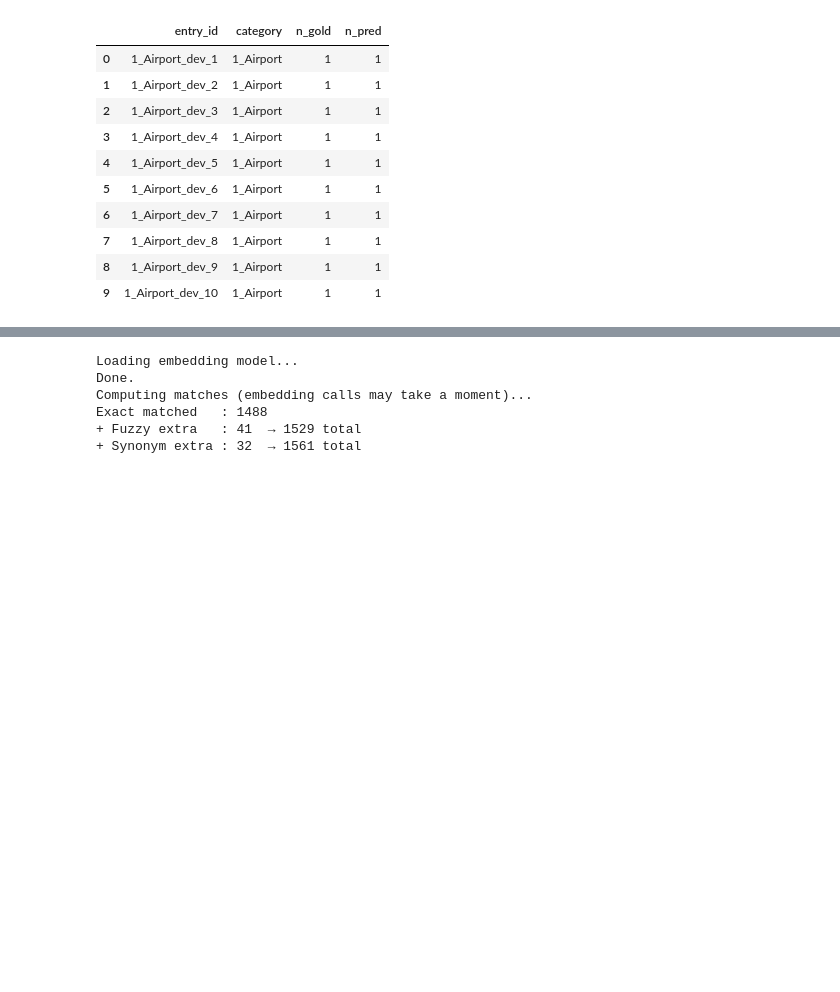
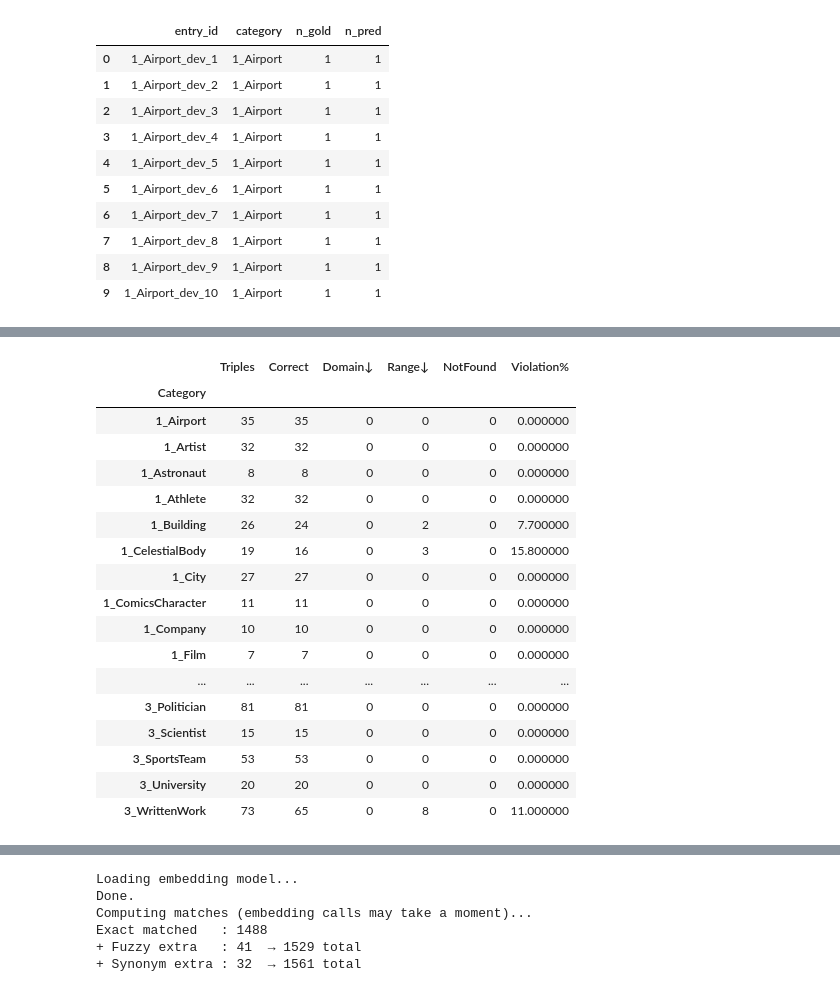
Before and after one commit to kurolesica0211/thesis-code, a Jupyter notebook: main.ipynb, the cells around one changed output, grey strips where cells are left out. Drawn from its saved outputs; the diff is of its cells as text; code cells hidden in the pictures; blank space fills up the shorter version.

```diff
--- a/main.ipynb
+++ b/main.ipynb
@@ -65,0 +300,38 @@ Gold triples: 1919  |  Predicted triples: 1831
+# %%
+# ── Per-category violation table ──────────────────────────────────────────────
+cat_rows = []
+for cat in sorted(per_category):
+    s = per_category[cat]
+    total = s["total"]
+    viol = s["domain_viol"] + s["range_viol"]
+    cat_rows.append({
+        "Category": cat,
+        "Triples": total,
+        "Correct": s["correct"],
+        "Domain↓": s["domain_viol"],
+        "Range↓": s["range_viol"],
+        "NotFound": s["not_found"],
+        "Violation%": round(viol / total * 100, 1) if total else 0.0,
+    })
+
+cat_df = pd.DataFrame(cat_rows).set_index("Category")
+cat_df.style.background_gradient(subset=["Violation%"], cmap="Reds")
+# %% [output]
+|  | Triples | Correct | Domain↓ | Range↓ | NotFound | Violation% |
+| Category |  |  |  |  |  |  |
+| 1_Airport | 35 | 35 | 0 | 0 | 0 | 0.000000 |
+| 1_Artist | 32 | 32 | 0 | 0 | 0 | 0.000000 |
+| 1_Astronaut | 8 | 8 | 0 | 0 | 0 | 0.000000 |
+| 1_Athlete | 32 | 32 | 0 | 0 | 0 | 0.000000 |
+| 1_Building | 26 | 24 | 0 | 2 | 0 | 7.700000 |
+| 1_CelestialBody | 19 | 16 | 0 | 3 | 0 | 15.800000 |
+| 1_City | 27 | 27 | 0 | 0 | 0 | 0.000000 |
+| 1_ComicsCharacter | 11 | 11 | 0 | 0 | 0 | 0.000000 |
+| 1_Company | 10 | 10 | 0 | 0 | 0 | 0.000000 |
+| 1_Film | 7 | 7 | 0 | 0 | 0 | 0.000000 |
+| ... | ... | ... | ... | ... | ... | ... |
+| 3_Politician | 81 | 81 | 0 | 0 | 0 | 0.000000 |
+| 3_Scientist | 15 | 15 | 0 | 0 | 0 | 0.000000 |
+| 3_SportsTeam | 53 | 53 | 0 | 0 | 0 | 0.000000 |
+| 3_University | 20 | 20 | 0 | 0 | 0 | 0.000000 |
+| 3_WrittenWork | 73 | 65 | 0 | 8 | 0 | 11.000000 |
```
Also changed, not shown: parts of 6 cells of this notebook, 1 other file.
